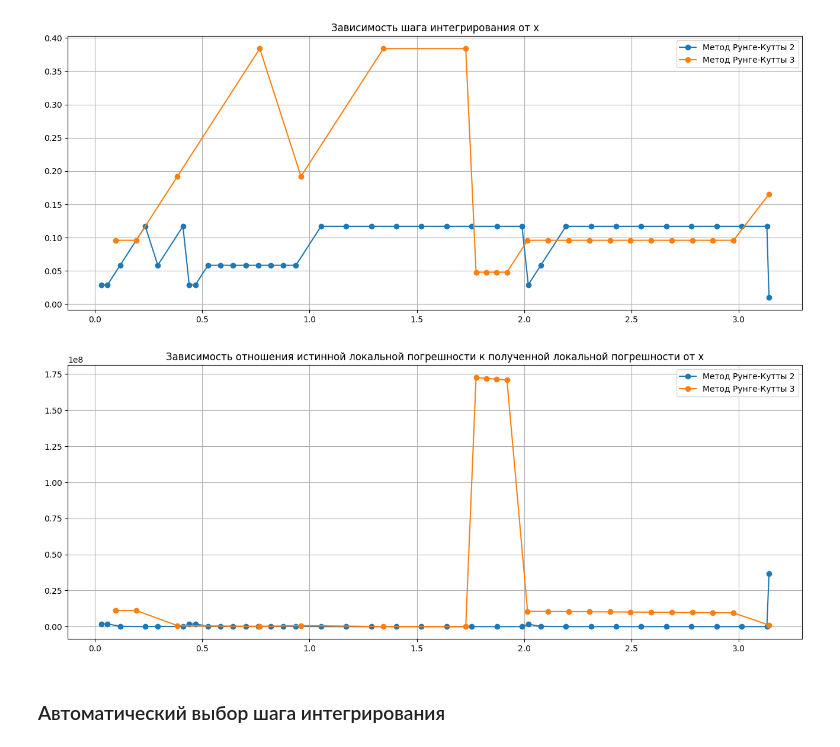
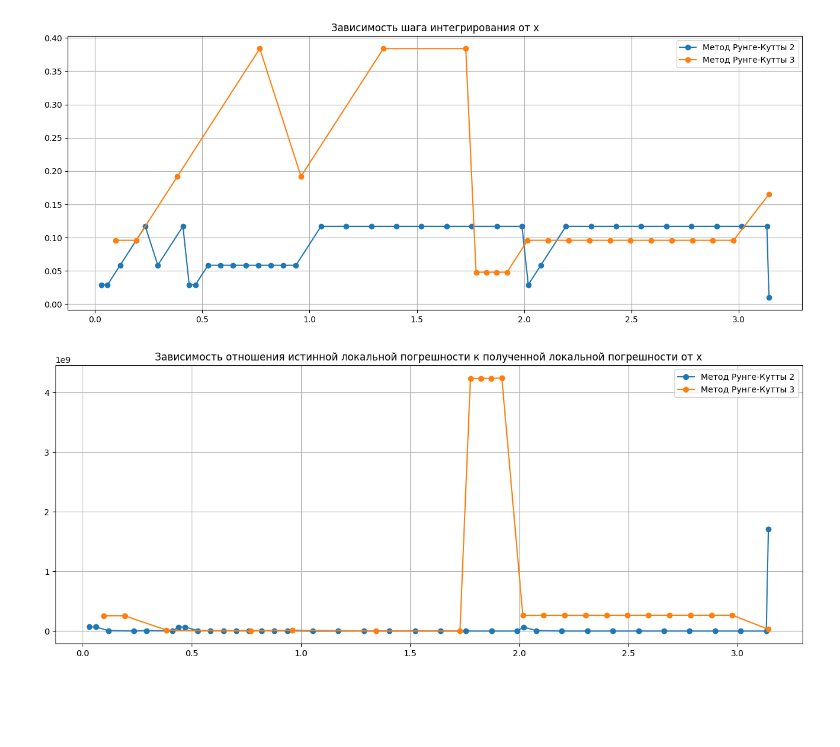
Before and after one commit to NRina4/Numerical-Methods, a Jupyter notebook: Тема №8/task8.ipynb, the cells around one changed output. Cells and saved outputs as stored; diff of their text form; code cells hidden in the pictures; blank space fills up the shorter version.

```diff
--- a/Тема №8/task8.ipynb
+++ b/Тема №8/task8.ipynb
@@ -30,7 +27,6 @@ params = Parameters(
     B=3 / 13,
     eps=1e-4,
     p=1e-5,
-    tol=1e-9,
     rtol=1e-6,
     pi=np.pi,
     c2=c2,
@@ -49,7 +45,7 @@ b1 = -3.5,
 b2 = 4.5
 # %%
 # Начальные данные
-x0 = 0
+x0 = 0.0
 x1 = params.pi
 y0 = np.array([params.B * params.pi, params.A * params.pi])
 # %% [markdown]
@@ -142,14 +159,16 @@ print(df_2)
 # %%
-auto_step_results_3, local_errors_3, steps_3 = auto_step(x0, x1, y0, s_3, params)
+auto_step_values_3, auto_step_local_errors_3, auto_step_steps_3, auto_step_calc_count_3 = auto_step(x0, x1, y0, s_3, params)
 
-df_3 = pd.DataFrame({
-    "Шаги (h)": steps_3,
-    "Результаты": auto_step_results_3,
-    "Локальные ошибки": local_errors_3
+df_auto_3 = pd.DataFrame({
+    "Кол-во шагов": np.ones(len(auto_step_steps_3)),
+    "Длина шага": auto_step_steps_3,
+    "Результаты": auto_step_values_3.tolist(),
+    "Локальная погрешность": auto_step_local_errors_3,
+    "Кол-во подсчётов": auto_step_calc_count_3,
 })
 
-# Вывод таблицы
-print(f"Полученное значение (автоматический шаг): {auto_step_results_3[-1]}")
-print(f"Реальное значение: {y_true}\n")
-print(df_3)
+print(f"Полученное значение (фиксированный шаг): {auto_step_values_3[-1]}")
+print(f"Реальное значение: {y_true}")
+print(f'Истинная погрешность: {y_true - auto_step_values_3[-1]}\n')
+display(df_auto_3)
 # %% [output]
@@ -209,29 +225,21 @@ plt.legend();
 [figure]
 # %%
 # Явный метод Рунге-Кутты 2-го порядка (ЯМРК 2)
-args_2 = x0 + np.cumsum(steps_2) # Точки x, в которых считали ДУ
-real_loc_error_2 = np.zeros(len(args_2))
-for i in range(len(args_2)):
-    real_y = np.array([y1(args_2[i]), y2(args_2[i])])
-    real_loc_error_2[i] = norm(real_y - auto_step_results_2[i])
-ksi_2 = real_loc_error_2 / local_errors_2
+args_2 = x0 + np.cumsum(auto_step_steps_2)  # Точки x, в которых считали ДУ
+real_loc_error_2 = norm(auto_step_values_2 - y_true)
+ksi_2 = real_loc_error_2 / auto_step_local_errors_2
 
 # Явный метод Рунге-Кутты 3-го порядка (ЯМРК 3)
-args_3 = x0 + np.cumsum(steps_3) # Точки x, в которых считали ДУ
-real_loc_error_3 = np.zeros(len(args_3))
-for i in range(len(args_3)):
-    real_y = np.array([y1(args_3[i]), y2(args_3[i])])
-    real_loc_error_3[i] = norm(real_y - auto_step_results_3[i])
-ksi_3 = real_loc_error_3 / local_errors_3
+args_3 = x0 + np.cumsum(auto_step_steps_3)  # Точки x, в которых считали ДУ
+real_loc_error_3 =  norm(auto_step_values_3 - y_true)
+ksi_3 = real_loc_error_3 / auto_step_local_errors_3
 
 # Построение графиков
 plt.figure(figsize=(16, 6))
 plt.title('Зависимость отношения истинной локальной погрешности к полученной локальной погрешности от x')
 plt.plot(args_2, ksi_2, marker='o', label="Метод Рунге-Кутты 2")
 plt.plot(args_3, ksi_3, marker='o', label="Метод Рунге-Кутты 3")
 plt.grid()
 plt.legend();
 # %% [output]
-[figure, old version]
+[figure, new version]
-# %% [markdown]
-### Автоматический выбор шага интегрирования
```
Also changed, not shown: parts of 11 cells of this notebook, 3 other files.
